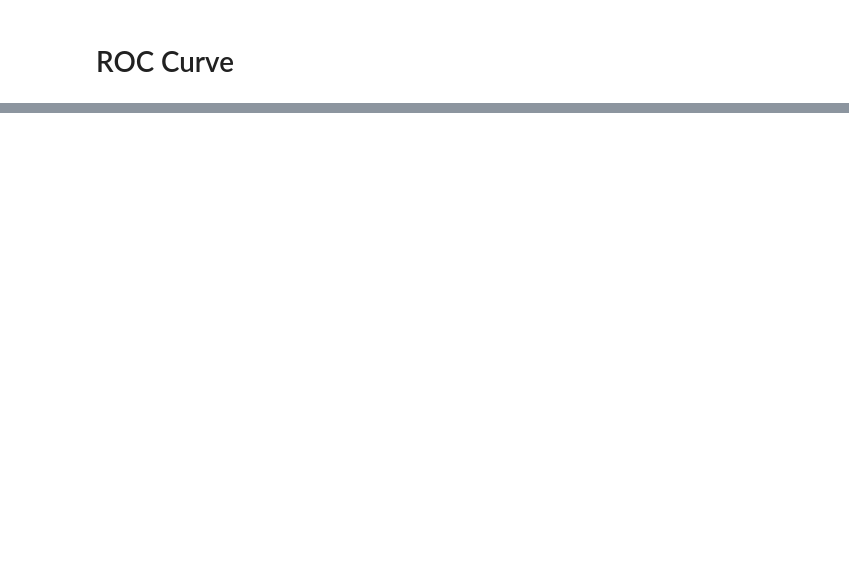
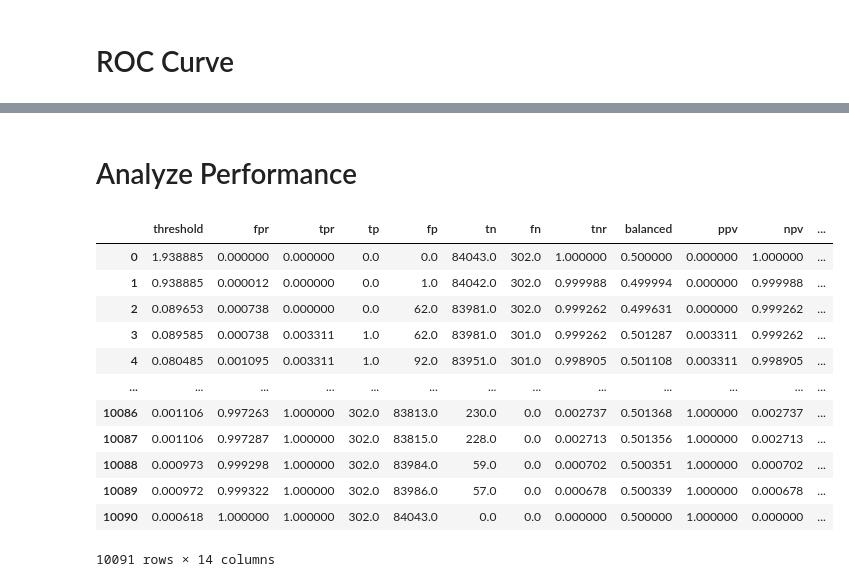
Before and after one commit to middlec000/SPA_predict_homelessness, a Jupyter notebook: Code/4_ROC_Curve.ipynb, the cells around one changed output, grey strips where cells are left out. Cells and saved outputs as stored; diff of their text form; code cells hidden in the pictures; blank space fills up the shorter version.

```diff
--- a/Code/4_ROC_Curve.ipynb
+++ b/Code/4_ROC_Curve.ipynb
@@ -23,12 +20,3 @@ id_col = 'SPA_PER_ID'
 event_col = 'CMIS_MATCH'
 # %% [markdown]
 # Load Predictions
-# %%
-filename = 'log_predictions.pickle'
-infile = open(datapath+filename,'rb')
-log_predictions = pickle.load(infile)
-infile.close()
-
-print(len(log_predictions))
-
-log_predictions.head()
@@ -65,0 +23,12 @@ IndexError: index 1 is out of bounds for axis 0 with size 1
+# %%
+def load_model_output(filepath: str):
+    infile = open(filepath, 'rb')
+    model_output = pickle.load(infile)
+    infile.close()
+    return model_output['Performance'], model_output['Models'], model_output['Features']
+
+def print_list(list_to_print: list):
+    for item in list_to_print:
+        print(item)
+    print()
+    return
@@ -196,0 +129,18 @@ Negative &  84043 &     31102 & 31078 &       0.37 &       1.00 & 0.54 \\
+# %% [markdown]
+# Analyze Performance
+# %%
+summary3
+# %% [output]
+|  | threshold | fpr | tpr | tp | fp | tn | fn | tnr | balanced | ppv | npv | ... |
+| 0 | 1.938885 | 0.000000 | 0.000000 | 0.0 | 0.0 | 84043.0 | 302.0 | 1.000000 | 0.500000 | 0.000000 | 1.000000 | ... |
+| 1 | 0.938885 | 0.000012 | 0.000000 | 0.0 | 1.0 | 84042.0 | 302.0 | 0.999988 | 0.499994 | 0.000000 | 0.999988 | ... |
+| 2 | 0.089653 | 0.000738 | 0.000000 | 0.0 | 62.0 | 83981.0 | 302.0 | 0.999262 | 0.499631 | 0.000000 | 0.999262 | ... |
+| 3 | 0.089585 | 0.000738 | 0.003311 | 1.0 | 62.0 | 83981.0 | 301.0 | 0.999262 | 0.501287 | 0.003311 | 0.999262 | ... |
+| 4 | 0.080485 | 0.001095 | 0.003311 | 1.0 | 92.0 | 83951.0 | 301.0 | 0.998905 | 0.501108 | 0.003311 | 0.998905 | ... |
+| ... | ... | ... | ... | ... | ... | ... | ... | ... | ... | ... | ... | ... |
+| 10086 | 0.001106 | 0.997263 | 1.000000 | 302.0 | 83813.0 | 230.0 | 0.0 | 0.002737 | 0.501368 | 1.000000 | 0.002737 | ... |
+| 10087 | 0.001106 | 0.997287 | 1.000000 | 302.0 | 83815.0 | 228.0 | 0.0 | 0.002713 | 0.501356 | 1.000000 | 0.002713 | ... |
+| 10088 | 0.000973 | 0.999298 | 1.000000 | 302.0 | 83984.0 | 59.0 | 0.0 | 0.000702 | 0.500351 | 1.000000 | 0.000702 | ... |
+| 10089 | 0.000972 | 0.999322 | 1.000000 | 302.0 | 83986.0 | 57.0 | 0.0 | 0.000678 | 0.500339 | 1.000000 | 0.000678 | ... |
+| 10090 | 0.000618 | 1.000000 | 1.000000 | 302.0 | 84043.0 | 0.0 | 0.0 | 0.000000 | 0.500000 | 1.000000 | 0.000000 | ... |
+10091 rows × 14 columns
```
Also changed, not shown: parts of 18 cells of this notebook, 13 other files.
